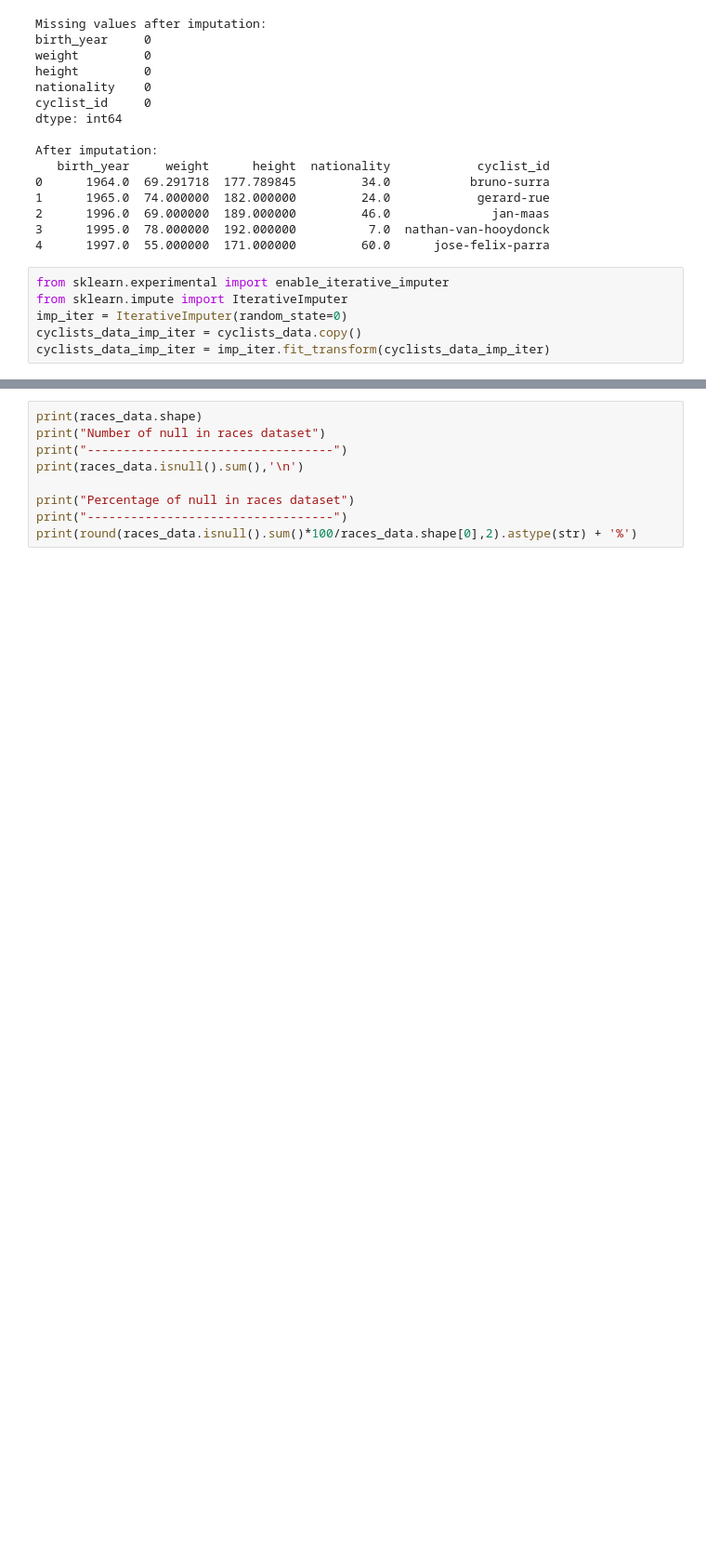
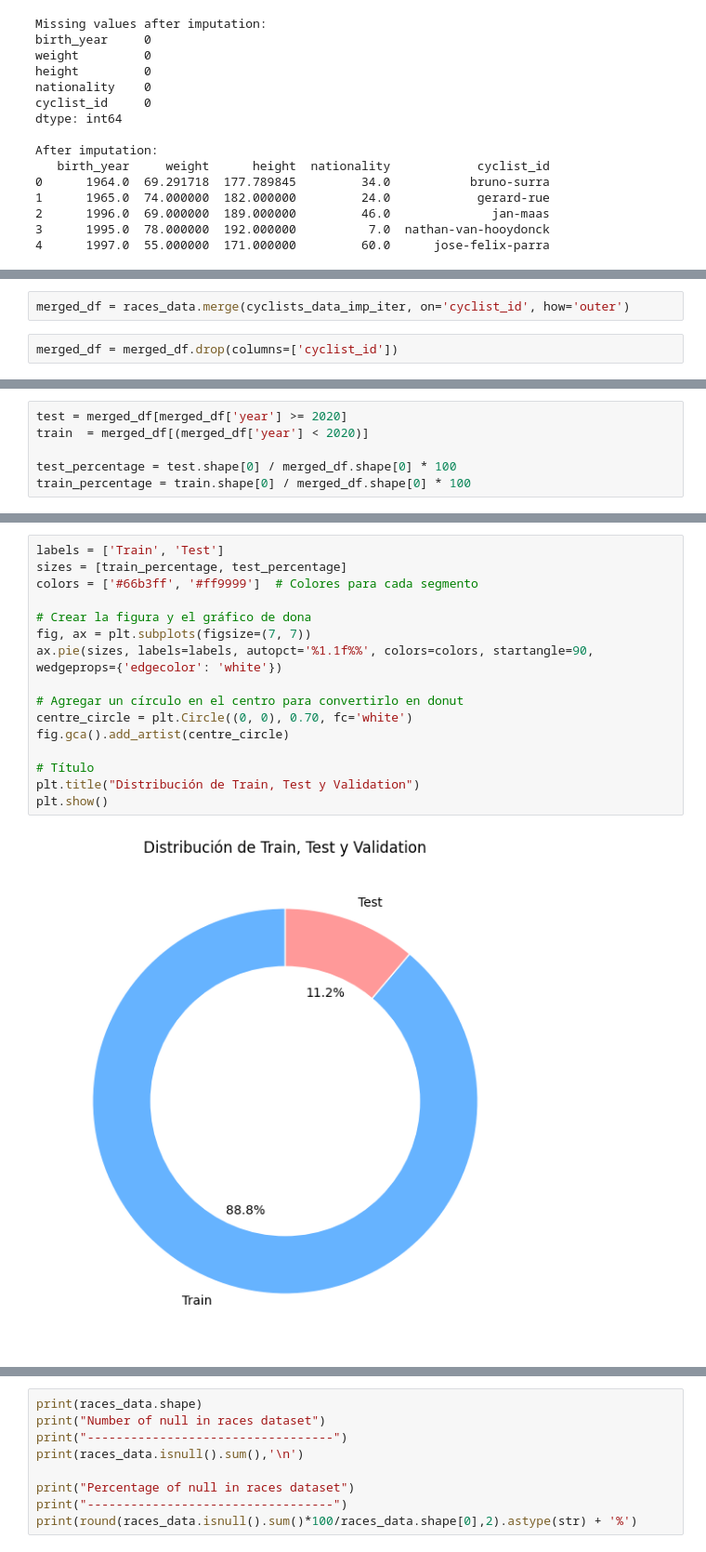
Before and after one commit to mariaviv27/Machine-Learning-Avanzado, a Jupyter notebook: machinelearning.ipynb, the cells around one changed output, grey strips where cells are left out. Shown: that part at 93% size. Drawn from its saved outputs; the diff is of its cells as text; blank space fills up the shorter version.

```diff
--- a/machinelearning.ipynb
+++ b/machinelearning.ipynb
@@ -324,9 +327,3 @@ After imputation:
 2      1996.0  69.000000  189.000000         46.0              jan-maas
 3      1995.0  78.000000  192.000000          7.0  nathan-van-hooydonck
 4      1997.0  55.000000  171.000000         60.0      jose-felix-parra
-# %%
-from sklearn.experimental import enable_iterative_imputer
-from sklearn.impute import IterativeImputer
-imp_iter = IterativeImputer(random_state=0)
-cyclists_data_imp_iter = cyclists_data.copy()
-cyclists_data_imp_iter = imp_iter.fit_transform(cyclists_data_imp_iter)
@@ -334,0 +332,4 @@ ValueError: could not convert string to float: 'bruno-surra'
+# %%
+merged_df = races_data.merge(cyclists_data_imp_iter, on='cyclist_id', how='outer')
+# %%
+merged_df = merged_df.drop(columns=['cyclist_id'])
@@ -335 +374,7 @@ ValueError: could not convert string to float: 'bruno-surra'
+# %%
+test = merged_df[merged_df['year'] >= 2020]
+train  = merged_df[(merged_df['year'] < 2020)]
+
+test_percentage = test.shape[0] / merged_df.shape[0] * 100
+train_percentage = train.shape[0] / merged_df.shape[0] * 100
 # %%
@@ -354,0 +400,18 @@ memory usage: 54.0+ MB
+# %%
+labels = ['Train', 'Test']
+sizes = [train_percentage, test_percentage]
+colors = ['#66b3ff', '#ff9999']  # Colores para cada segmento
+
+# Crear la figura y el gráfico de dona
+fig, ax = plt.subplots(figsize=(7, 7))
+ax.pie(sizes, labels=labels, autopct='%1.1f%%', colors=colors, startangle=90, wedgeprops={'edgecolor': 'white'})
+
+# Agregar un círculo en el centro para convertirlo en donut
+centre_circle = plt.Circle((0, 0), 0.70, fc='white')
+fig.gca().add_artist(centre_circle)
+
+# Título
+plt.title("Distribución de Train, Test y Validation")
+plt.show()
+# %% [output]
+[figure, added]
```
Also changed, not shown: parts of 17 cells of this notebook, 1 other file.
